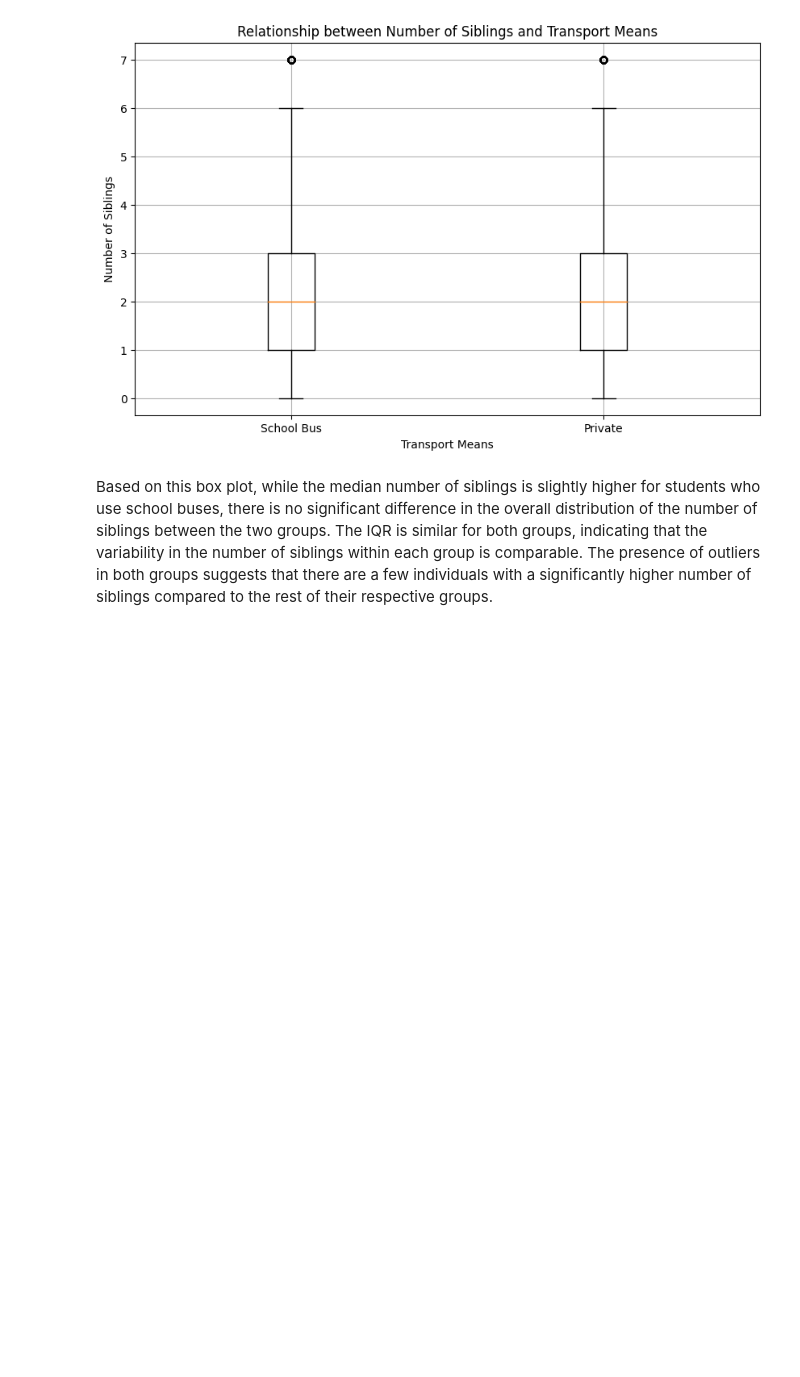
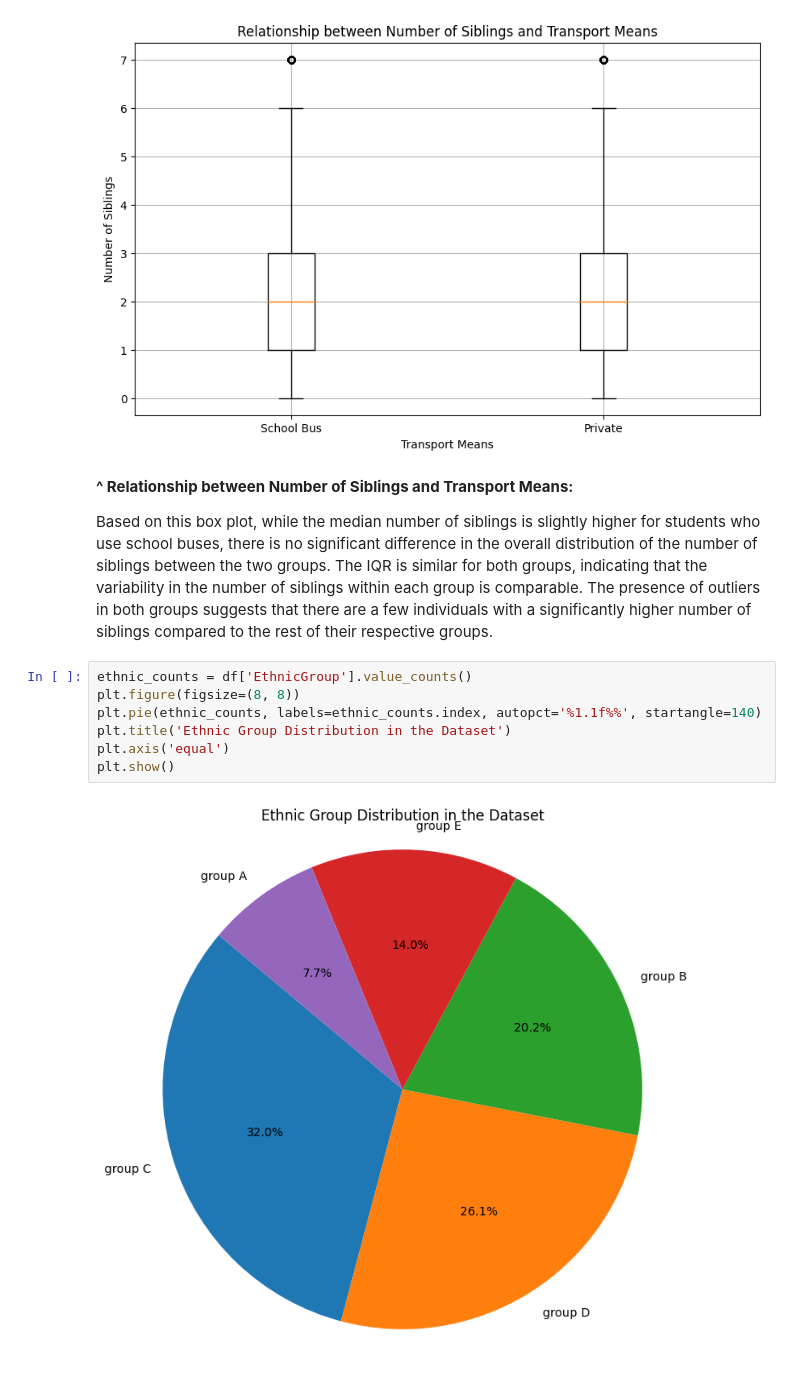
Before and after one commit to mariam-ahmed10/IT326-project, a Jupyter notebook: p1_2 (1).ipynb, the cells around one changed output. Saved outputs shown, nothing was run; the diff lists cells and outputs as text; blank space fills up the shorter version.

```diff
--- a/p1_2 (1).ipynb
+++ b/p1_2 (1).ipynb
@@ -520,4 +535,15 @@ plt.show()
 # %% [output]
 [figure]
 # %% [markdown]
+**^ Relationship between Number of Siblings and Transport Means:**
+
 Based on this box plot, while the median number of siblings is slightly higher for students who use school buses, there is no significant difference in the overall distribution of the number of siblings between the two groups. The IQR is similar for both groups, indicating that the variability in the number of siblings within each group is comparable. The presence of outliers in both groups suggests that there are a few individuals with a significantly higher number of siblings compared to the rest of their respective groups.
+# %%
+ethnic_counts = df['EthnicGroup'].value_counts()
+plt.figure(figsize=(8, 8))
+plt.pie(ethnic_counts, labels=ethnic_counts.index, autopct='%1.1f%%', startangle=140)
+plt.title('Ethnic Group Distribution in the Dataset')
+plt.axis('equal')
+plt.show()
+# %% [output]
+[figure, added]
```
Also changed, not shown: parts of 37 cells of this notebook.
